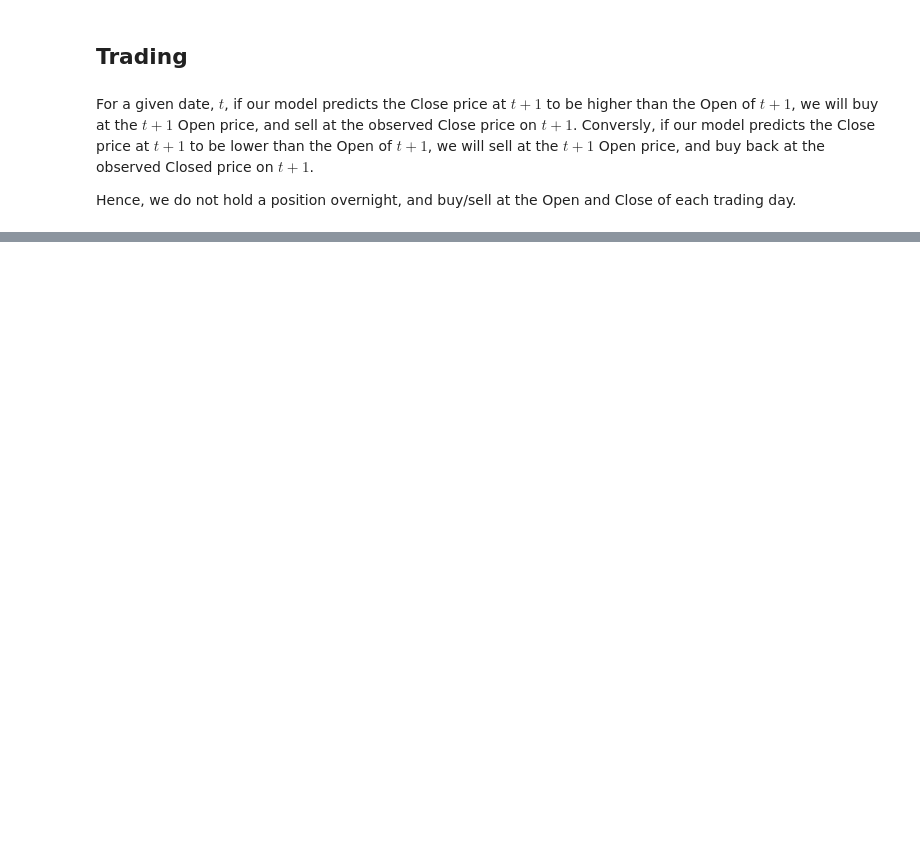
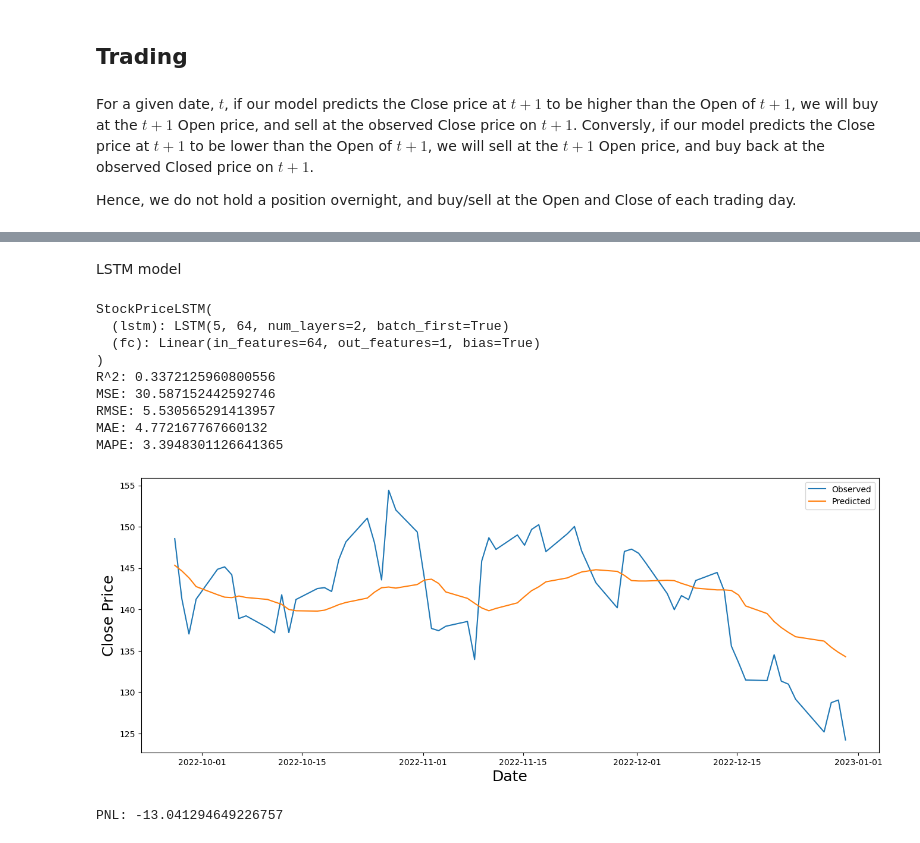
Before and after one commit to luo-simon/stock-predictions, a Jupyter notebook: src/trading/trading.ipynb, the cells around one changed output, grey strips where cells are left out. Saved outputs shown, nothing was run; the diff lists cells and outputs as text; code cells hidden in the pictures; blank space fills up the shorter version.

```diff
--- a/src/trading/trading.ipynb
+++ b/src/trading/trading.ipynb
@@ -49,0 +118,28 @@ PNL: -4.362365297527575
+# %% [markdown]
+LSTM model
+# %%
+import src.models.LSTM.evaluate
+import yaml
+
+with open("/Users/simon/Documents/II/Dissertation/configs/lstm.yaml", 'r') as file:
+    config = yaml.safe_load(file)
+
+preds, obs = src.models.LSTM.evaluate.eval(
+    config["data"]["features"],
+    config["data"]["sequence_len"],
+    config['mlflow']['experiment_name']
+)
+pnl = trade(df, preds, verbose=False)
+print(f"PNL: {pnl}")
+# %% [output]
+StockPriceLSTM(
+  (lstm): LSTM(5, 64, num_layers=2, batch_first=True)
+  (fc): Linear(in_features=64, out_features=1, bias=True)
+)
+R^2: 0.3372125960800556
+MSE: 30.587152442592746
+RMSE: 5.530565291413957
+MAE: 4.772167767660132
+MAPE: 3.3948301126641365
+[figure, added]
+PNL: -13.041294649226757
```
Also changed, not shown: parts of 15 cells of this notebook, 12 other files.
